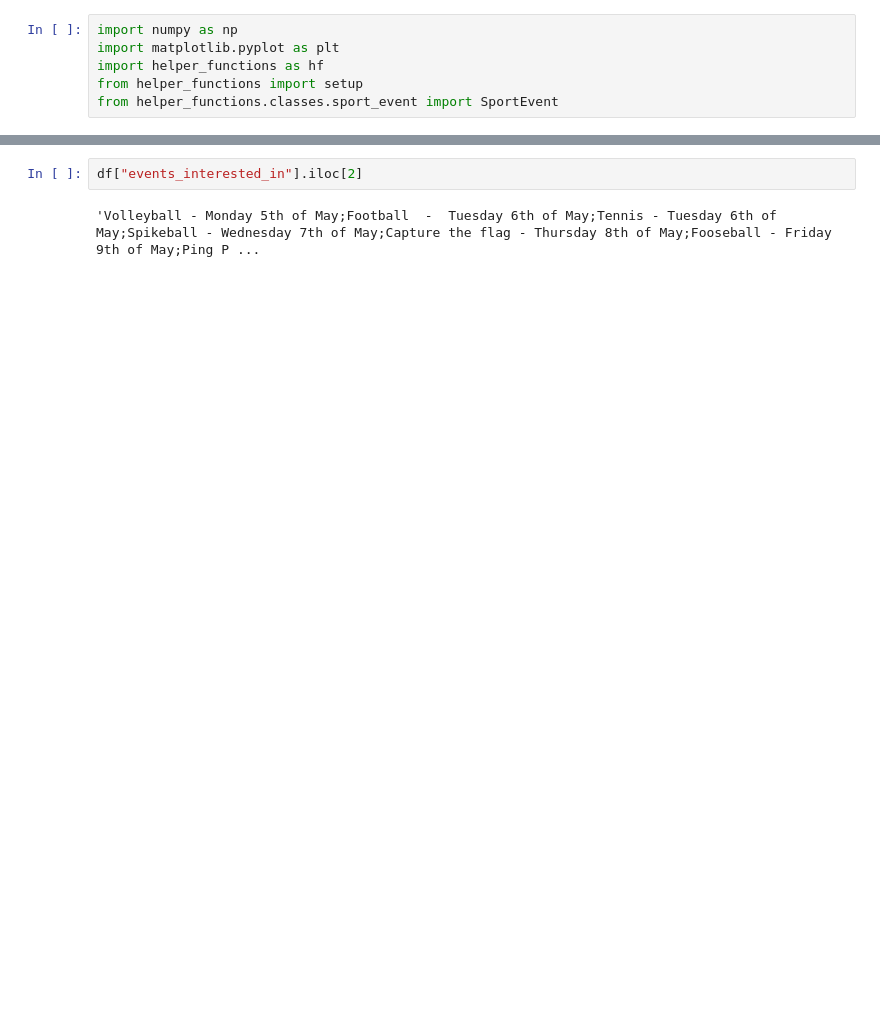
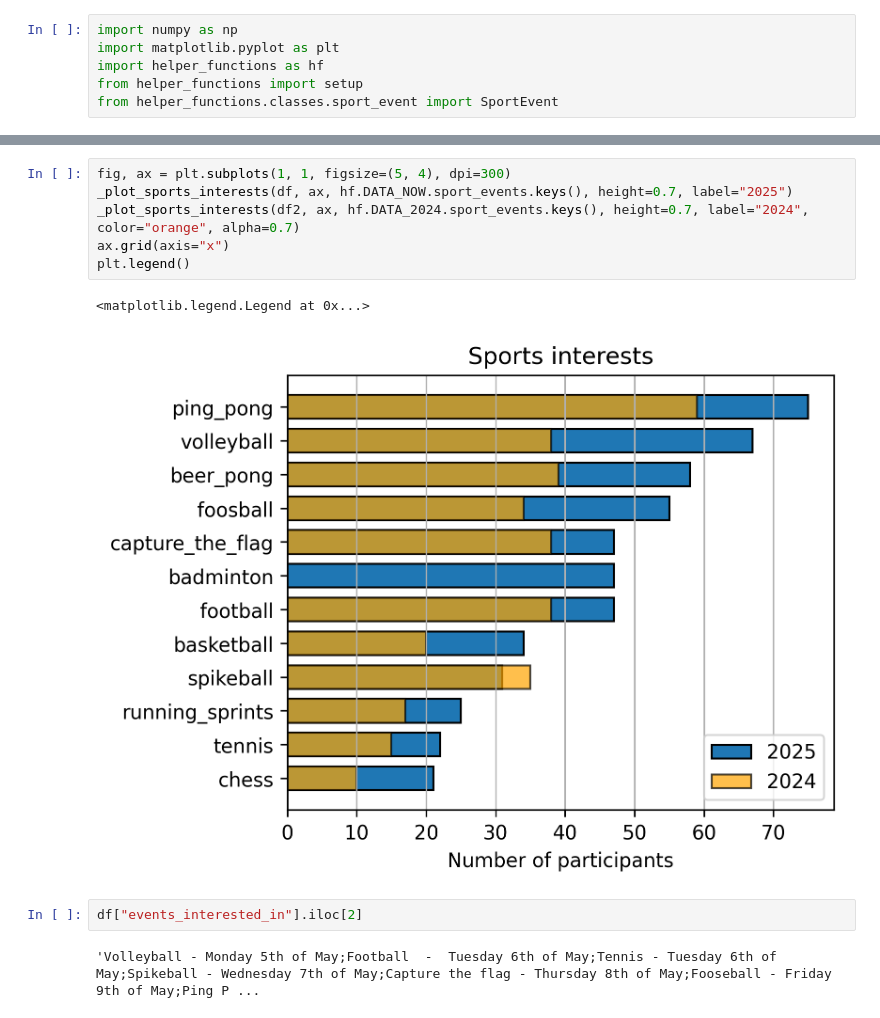
Before and after one commit to FBalzerMPE/imprs_sports_week, a Jupyter notebook: scripts/0_player_sanitizing.ipynb, the cells around one changed output, grey strips where cells are left out. Cells and saved outputs as stored; diff of their text form; blank space fills up the shorter version.

```diff
--- a/scripts/0_player_sanitizing.ipynb
+++ b/scripts/0_player_sanitizing.ipynb
@@ -125,3 +132,12 @@ fig.tight_layout()
+# %%
+fig, ax = plt.subplots(1, 1, figsize=(5, 4), dpi=300)
+_plot_sports_interests(df, ax, hf.DATA_NOW.sport_events.keys(), height=0.7, label="2025")
+_plot_sports_interests(df2, ax, hf.DATA_2024.sport_events.keys(), height=0.7, label="2024", color="orange", alpha=0.7)
+ax.grid(axis="x")
+plt.legend()
+# %% [output]
+<matplotlib.legend.Legend at 0x...>
+[figure, added]
 # %%
 df["events_interested_in"].iloc[2]
 # %% [output]
```
Also changed, not shown: parts of 3 cells of this notebook, 31 other files.
